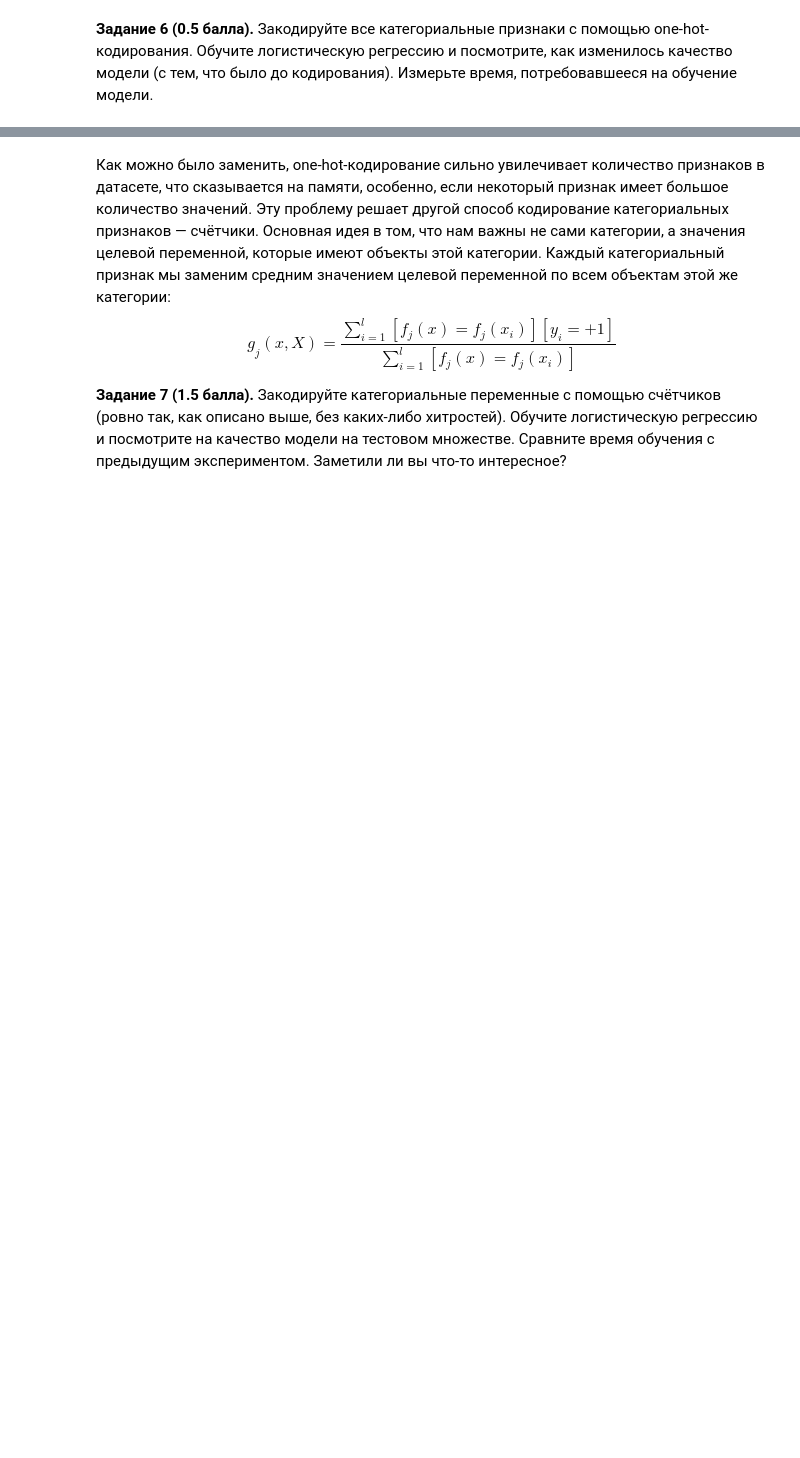
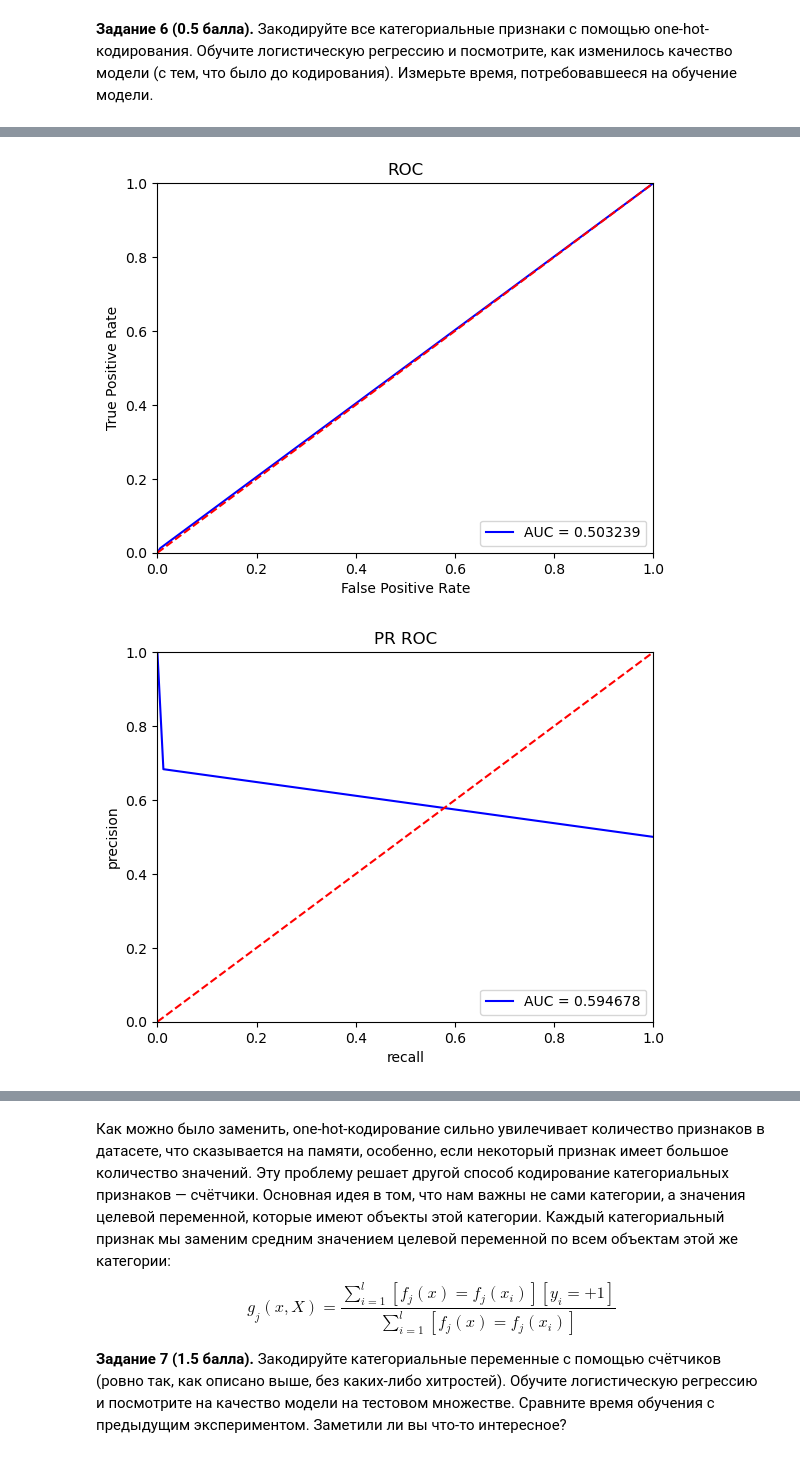
Before and after one commit to Professor322/logistic_regression, a Jupyter notebook: HW2_Logistic_regression.ipynb, the cells around one changed output, grey strips where cells are left out. Cells and saved outputs as stored; diff of their text form; code cells hidden in the pictures; blank space fills up the shorter version.

```diff
--- a/HW2_Logistic_regression.ipynb
+++ b/HW2_Logistic_regression.ipynb
@@ -283,6 +287,10 @@ ohe = OneHotEncoder(cols=cat_features)
 ohe.fit(X_train)
 X_train_ohe = ohe.transform(X_train)
 X_test_ohe = ohe.transform(X_test)
+
+# drop first
+X_train_ohe.drop(columns=cat_features + '_1', inplace=True)
+X_test_ohe.drop(columns=cat_features + '_1', inplace=True)
 # %%
 model.fit(X_train_ohe, y_train)
 y_pred_test = model.predict(X_test_ohe)
@@ -303,0 +297,7 @@ plt.show()
+# %%
+plot_roc_curve(y_true=y_test, y_pred=y_pred_test)
+plot_pr_roc_curve(y_true=y_test, y_pred=y_pred_test)
+plot_loss_progression(model=model)
+# %% [output]
+[figure, added]
+[figure, added]
```
Also changed, not shown: parts of 40 cells of this notebook.
